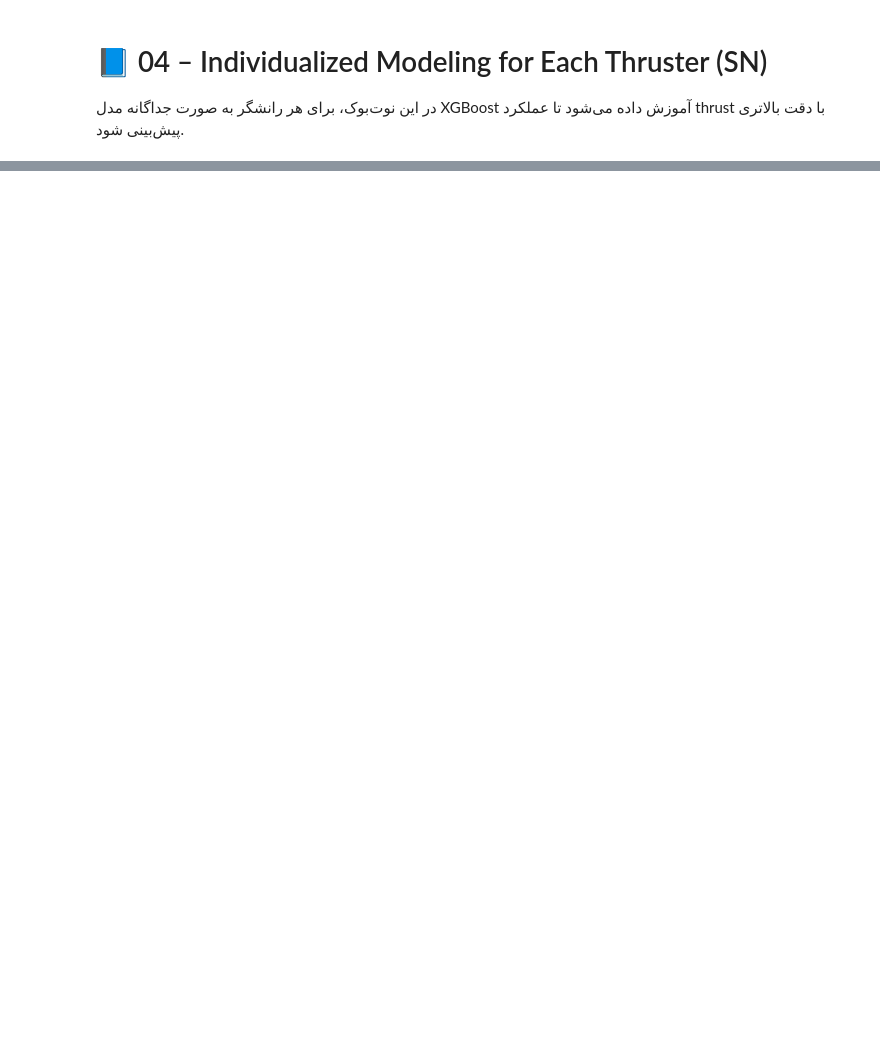
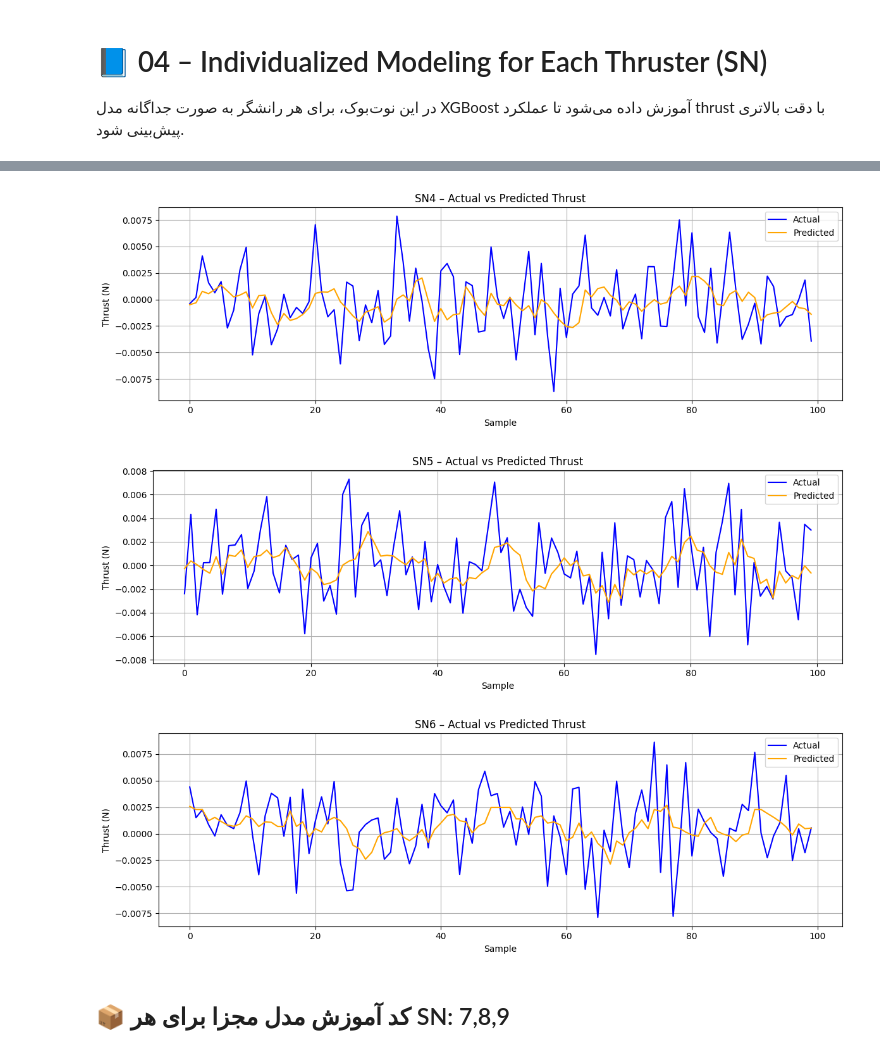
Before and after one commit to KingGester/spacecraft-thruster-prediction, a Jupyter notebook: notebooks/04_individualized_modeling.ipynb, the cells around one changed output, grey strips where cells are left out. Drawn from its saved outputs; the diff is of its cells as text; code cells hidden in the pictures; blank space fills up the shorter version.

```diff
--- a/notebooks/04_individualized_modeling.ipynb
+++ b/notebooks/04_individualized_modeling.ipynb
@@ -123,0 +328,42 @@ Error:
+# %%
+import matplotlib.pyplot as plt
+
+def plot_actual_vs_predicted(sn, df, model, features, target='thrust', n_points=300):
+    df_sn = df[df['sn'] == sn].dropna(subset=features + [target])
+    if len(df_sn) < n_points:
+        print(f"⚠️ داده کافی برای ترسیم نمودار SN{sn} وجود ندارد.")
+        return
+
+    X = df_sn[features].to_numpy()
+    y_true = df_sn[target].to_numpy()
+
+    y_pred = model.predict(X)
+
+    plt.figure(figsize=(12, 4))
+    plt.plot(y_true[:n_points], label='Actual', color='blue')
+    plt.plot(y_pred[:n_points], label='Predicted', color='orange')
+    plt.title(f"SN{sn} – Actual vs Predicted Thrust")
+    plt.xlabel("Sample")
+    plt.ylabel("Thrust (N)")
+    plt.legend()
+    plt.grid(True)
+    plt.tight_layout()
+    plt.show()
+# %%
+for sn in df_train['sn'].unique():
+    df_sn = df_train[df_train['sn'] == sn]
+    if df_sn.shape[0] < 100:
+        print(f"⛔ SN {sn} داده کافی ندارد.")
+        continue
+
+    try:
+        model = joblib.load(f"models/individual/xgb_model_{sn}.joblib")
+        plot_actual_vs_predicted(sn, df_train, model, features, n_points=100)
+    except Exception as e:
+        print(f"⚠️ SN {sn}: خطا در لود مدل یا رسم نمودار: {e}")
+# %% [output]
+[figure, added]
+[figure, added]
+[figure, added]
+# %% [markdown]
+## 📦 کد آموزش مدل مجزا برای هر SN: 7,8,9
```
Also changed, not shown: parts of 15 cells of this notebook, 13 other files.
